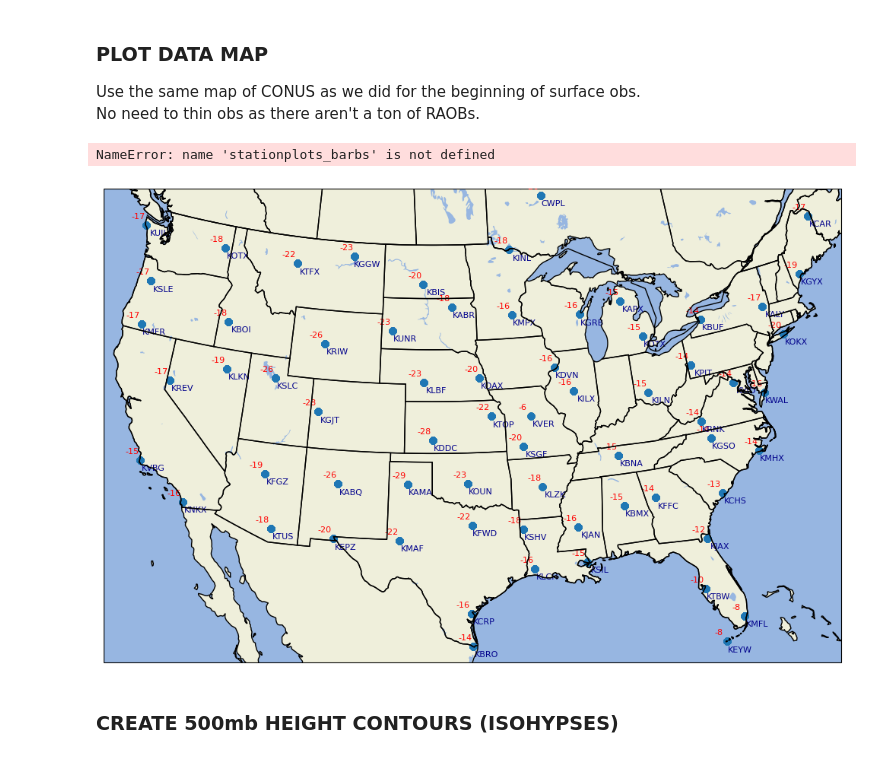
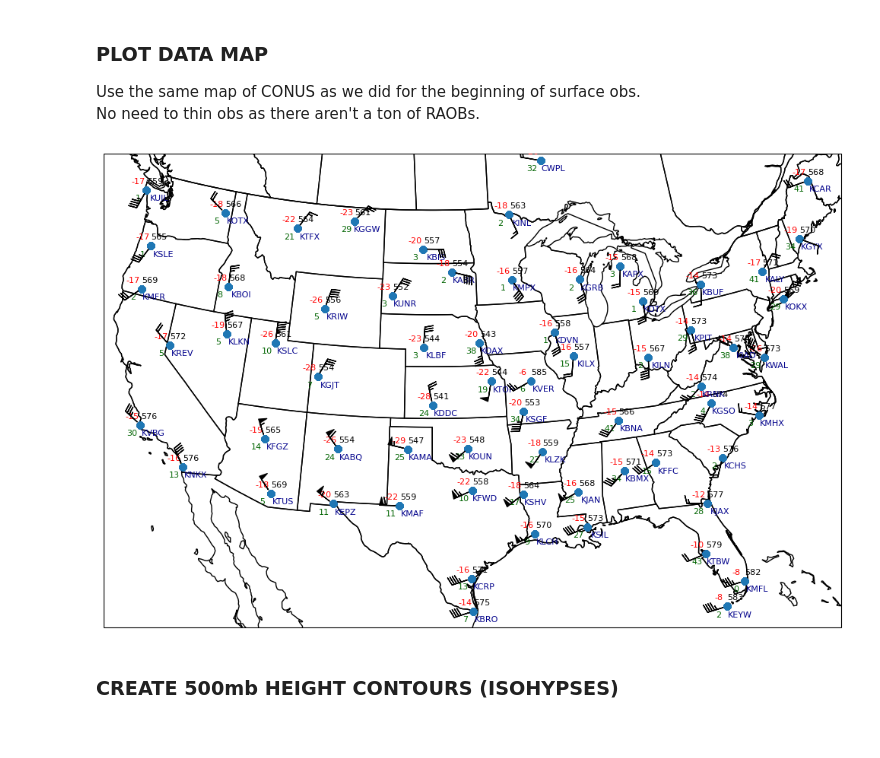
Before and after one commit to kelliethrower/ATSC_270, a Jupyter notebook: assignment_5/assignment_5.ipynb, the cells around one changed output. Saved outputs shown, nothing was run; the diff lists cells and outputs as text; code cells hidden in the pictures.

```diff
--- a/assignment_5/assignment_5.ipynb
+++ b/assignment_5/assignment_5.ipynb
@@ -96,40 +96,35 @@ No need to thin obs as there aren't a ton of RAOBs.
 # %%
 proj = ccrs.LambertConformal(central_longitude=-100,central_latitude=35)
 #create 10" x 10" figure with a dpi=100
 fig = plt.figure(figsize=(10,10),dpi=100)
 #add subplot with projection
 ax = fig.add_subplot(1,1,1,projection=proj)
 #add elements to make map more useable
-ax.add_feature(cfeature.LAND,zorder=1)
-ax.add_feature(cfeature.OCEAN,zorder=0)
-ax.add_feature(cfeature.LAKES,zorder=2)
-ax.add_feature(cfeature.COASTLINE,zorder=10)
-ax.add_feature(cfeature.STATES,zorder=10)
-ax.add_feature(cfeature.BORDERS,zorder=10)
+ax.add_feature(cfeature.COASTLINE)
+ax.add_feature(cfeature.STATES)
+ax.add_feature(cfeature.BORDERS)
+
 ax.set_extent((-120, -75, 23, 50))
 fig.tight_layout()
 
 locs = proj.transform_points(ccrs.PlateCarree(),data['longitude'].values,data['latitude'].values)
-
 ax.scatter(data.longitude,data.latitude,transform=ccrs.PlateCarree(), zorder=9)
 
 stationplots = StationPlot(ax, data_500['longitude'], data_500['latitude'], transform = ccrs.PlateCarree(),clip_on='True',fontsize=8)
 
 #temperature in red
 stationplots.plot_parameter((-1,1), data_500['temperature'].values, color='red')
 #dewpoint DEPRESSION in dark green
-'''stationplots.plot_parameter((-1,-1), data_500['dewpt'].values, color='darkgreen')'''
+stationplots.plot_parameter((-1,-1), data_500['temperature'].values - data_500['dewpoint'].values, color='darkgreen')
 #height (need to format to be the first 3 digits)
-
+stationplots.plot_parameter((1,1), data_500['height'].values,color='black',formatter=lambda v: format(v, '.0f')[:3])
 #station ID in dark blue
 stationplots.plot_text((1.5,-1), data_500['station'].values, color='darkblue')
 #wind in black
-stationplots_barbs.plot_barb(ug, vg, color = 'r', zorder=9)
-stationplots.plot_barb(data_500['eastward_wind'].values, data_500['northward_wind'].values, zorder=10)
+stationplots.plot_barb(data_500['u_wind'].values, data_500['v_wind'].values, zorder=10)
 #save the map as upper_air_500.png
 # %% [output]
-NameError: name 'stationplots_barbs' is not defined
-[figure, old version]
+[figure, new version]
 # %% [markdown]
 ### CREATE 500mb HEIGHT CONTOURS (ISOHYPSES) ###
 # %%
```
Also changed, not shown: parts of 2 cells of this notebook, 1 other file.
